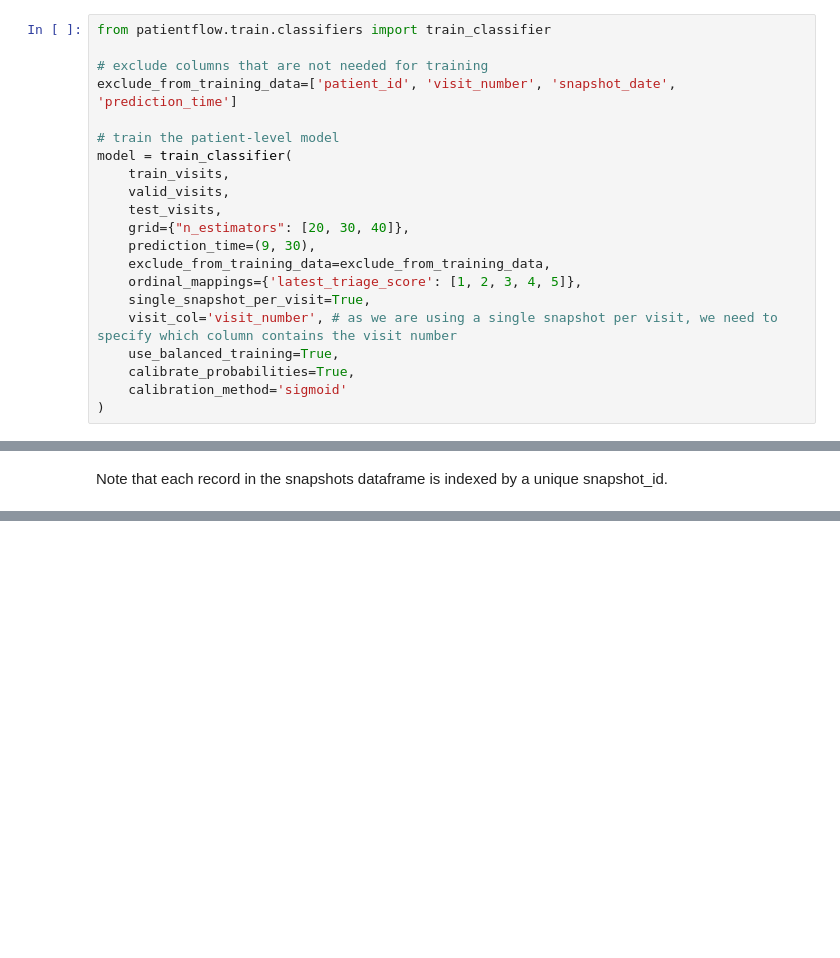
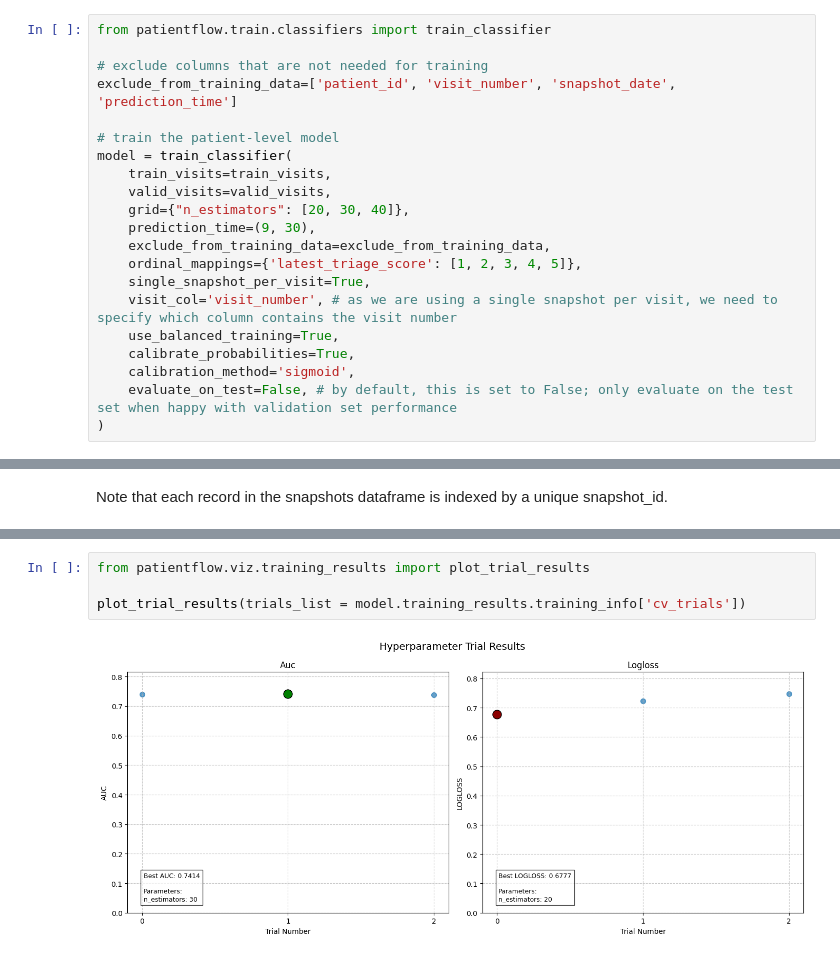
Before and after one commit to UCL-CORU/patientflow, a Jupyter notebook: notebooks/2b_Predict_using_patient_snapshots.ipynb, the cells around one changed output, grey strips where cells are left out. Drawn from its saved outputs; the diff is of its cells as text; blank space fills up the shorter version.

```diff
--- a/notebooks/2b_Predict_using_patient_snapshots.ipynb
+++ b/notebooks/2b_Predict_using_patient_snapshots.ipynb
@@ -121,9 +122,8 @@ exclude_from_training_data=['patient_id', 'visit_number', 'snapshot_date', 'pred
 
 # train the patient-level model
 model = train_classifier(
-    train_visits,
-    valid_visits,
-    test_visits,
+    train_visits=train_visits,
+    valid_visits=valid_visits,
     grid={"n_estimators": [20, 30, 40]},
     prediction_time=(9, 30),
     exclude_from_training_data=exclude_from_training_data,
@@ -132,7 +132,8 @@ model = train_classifier(
     visit_col='visit_number', # as we are using a single snapshot per visit, we need to specify which column contains the visit number
     use_balanced_training=True,
     calibrate_probabilities=True,
-    calibration_method='sigmoid'
+    calibration_method='sigmoid',
+    evaluate_on_test=False, # by default, this is set to False; only evaluate on the test set when happy with validation set performance
 )
 # %% [markdown]
 ## Inspecting the object returned by `train_classifier()`
@@ -238,3 +247,9 @@ Note that each record in the snapshots dataframe is indexed by a unique snapshot
+# %%
+from patientflow.viz.training_results import plot_trial_results
+
+plot_trial_results(trials_list = model.training_results.training_info['cv_trials'])
+# %% [output]
+[figure, added]
 # %% [markdown]
 ## Summary
 
```
Also changed, not shown: parts of 14 cells of this notebook, 13 other files.
